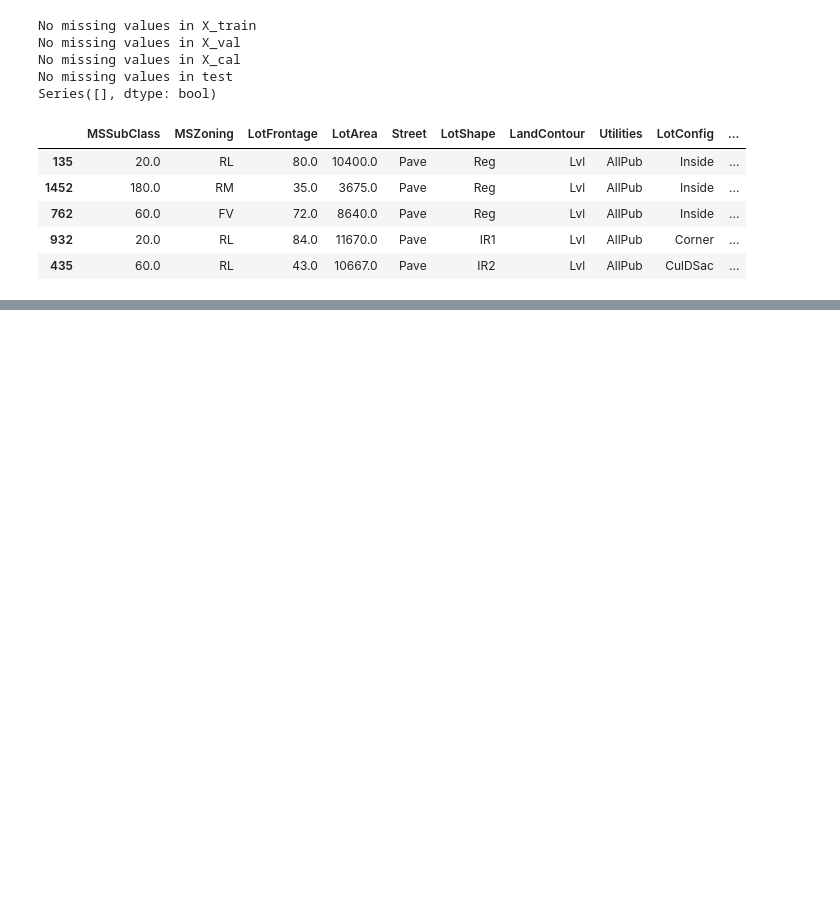
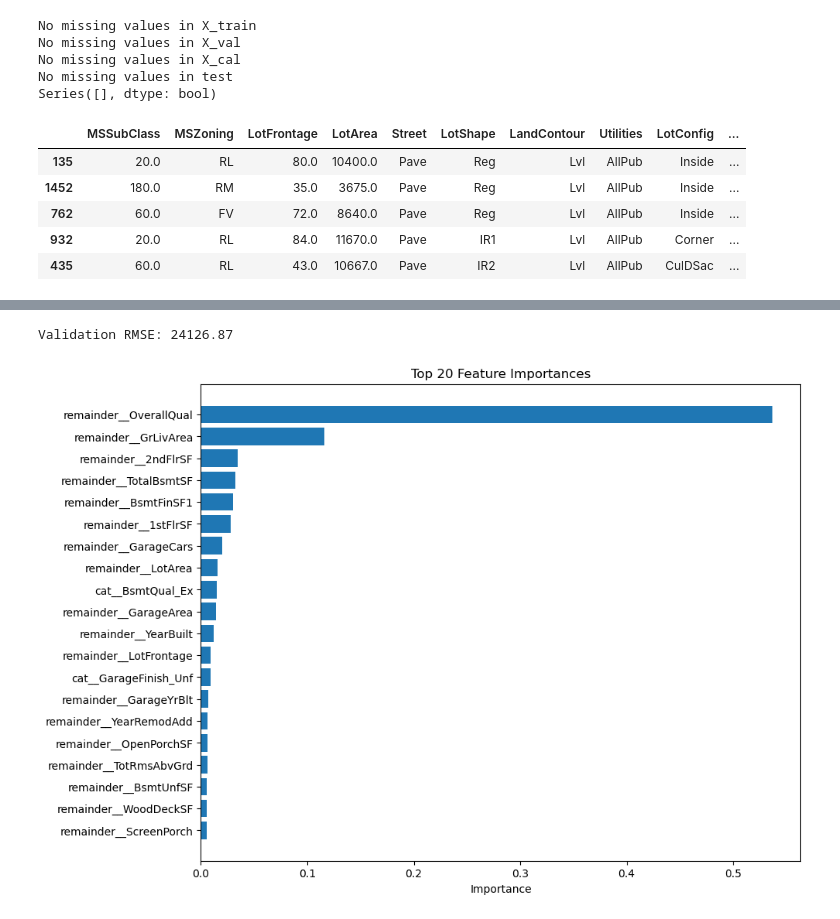
Before and after one commit to yk-data-science/kaggle-home-prices-prediction, a Jupyter notebook: notebooks/01_eda_and_initial_analysis.ipynb, the cells around one changed output, grey strips where cells are left out. Saved outputs shown, nothing was run; the diff lists cells and outputs as text; code cells hidden in the pictures; blank space fills up the shorter version.

```diff
--- a/notebooks/01_eda_and_initial_analysis.ipynb
+++ b/notebooks/01_eda_and_initial_analysis.ipynb
@@ -321,0 +390,31 @@ Series([], dtype: bool)
+# %%
+from sklearn.ensemble import RandomForestRegressor
+from sklearn.metrics import mean_squared_error
+
+model = RandomForestRegressor(random_state=42)
+model.fit(X_train_encoded, y_train)
+
+# Predict
+y_val_pred = model.predict(X_val_encoded)
+mse = mean_squared_error(y_val, y_val_pred)
+rmse = np.sqrt(mse)
+print(f"Validation RMSE: {rmse:.2f}")
+# %% [output]
+Validation RMSE: 24126.87
+# %%
+import matplotlib.pyplot as plt
+import numpy as np
+
+importances = model.feature_importances_
+feature_names = encoder.get_feature_names_out()
+
+# Top 20
+indices = np.argsort(importances)[-20:]
+plt.figure(figsize=(10, 8))
+plt.barh(range(len(indices)), importances[indices], align='center')
+plt.yticks(range(len(indices)), feature_names[indices])
+plt.title('Top 20 Feature Importances')
+plt.xlabel('Importance')
+plt.show()
+# %% [output]
+[figure, added]
```
Also changed, not shown: parts of 6 cells of this notebook.
